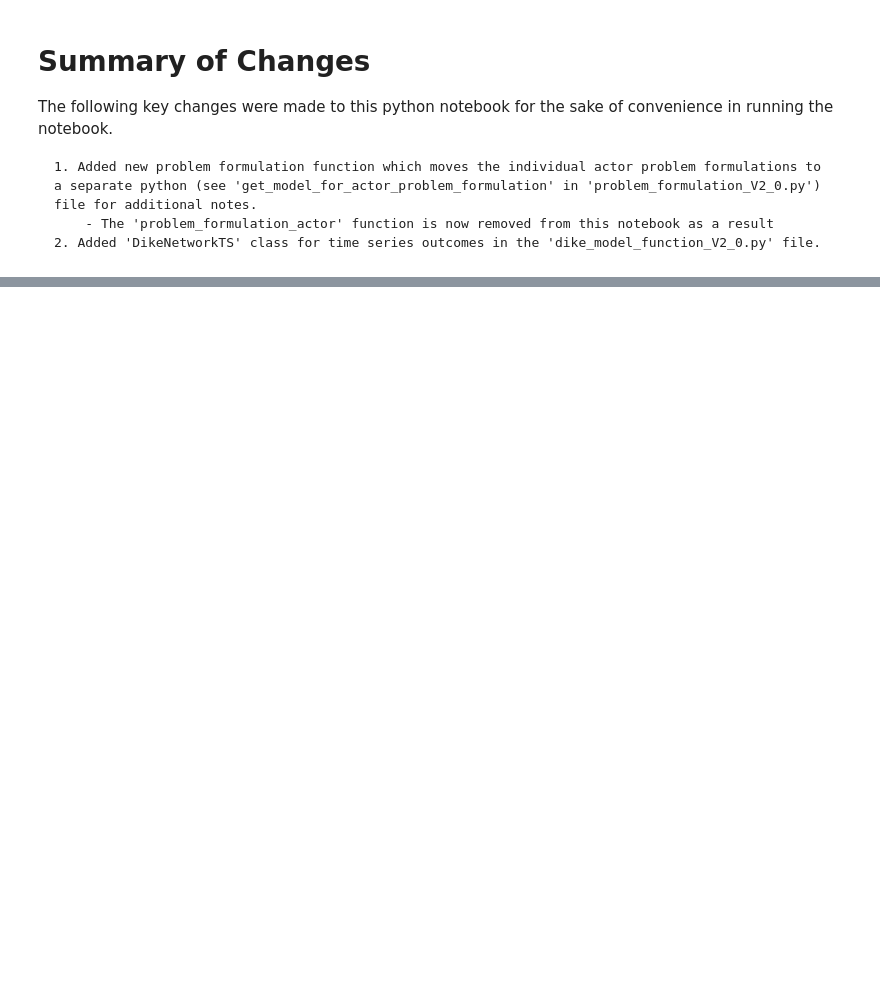
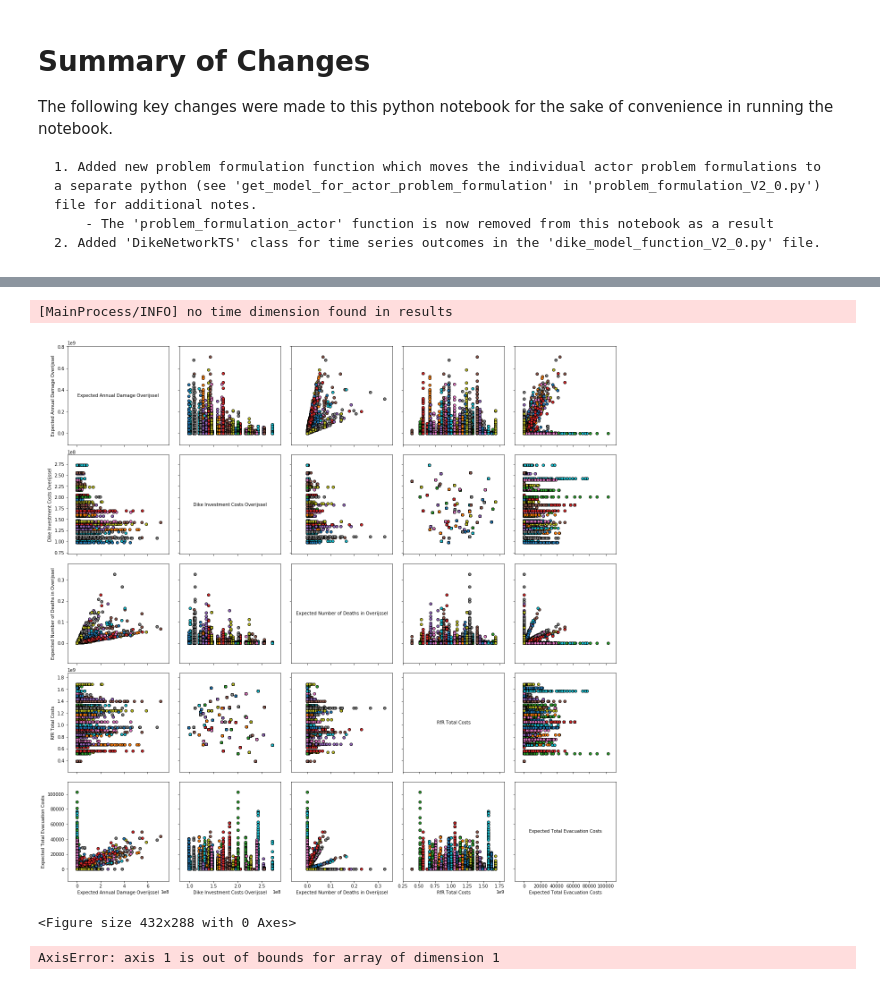
Before and after one commit to itjallingii/sassy_lion, a Jupyter notebook: ErikWorkingFolder/open_exploration.ipynb, the cells around one changed output, grey strips where cells are left out. Saved outputs shown, nothing was run; the diff lists cells and outputs as text; code cells hidden in the pictures; blank space fills up the shorter version.

```diff
--- a/ErikWorkingFolder/open_exploration.ipynb
+++ b/ErikWorkingFolder/open_exploration.ipynb
@@ -64,0 +112,25 @@ plt.show()
+# %%
+from ema_workbench.analysis import pairs_plotting
+
+fig, axes = pairs_plotting.pairs_scatter(experiments, analysis_overijssel, group_by='policy',
+                                        legend=False)
+fig.set_size_inches(22,22)
+plt.show()
+plt.savefig('overijssel_pairs_scatter.png')
+# %% [output]
+[MainProcess/INFO] no time dimension found in results
+[figure, added]
+<Figure size 432x288 with 0 Axes>
+# %%
+I = outcomes['Expected Total Evacuation Costs']
+maxI = np.max(I, axis=1)
+
+fig, ax = plt.subplots(figsize=(6,6))
+
+sc = ax.scatter(experiments['A.1_pfail'].values, experiments['discount rate 0'].values, c=maxI)
+plt.colorbar(sc)
+ax.set_xlabel('Discount rate')
+ax.set_ylabel('A.3_pfail')
+plt.show()
+# %% [output]
+AxisError: axis 1 is out of bounds for array of dimension 1
```
Also changed, not shown: parts of 5 cells of this notebook, 7 other files.
